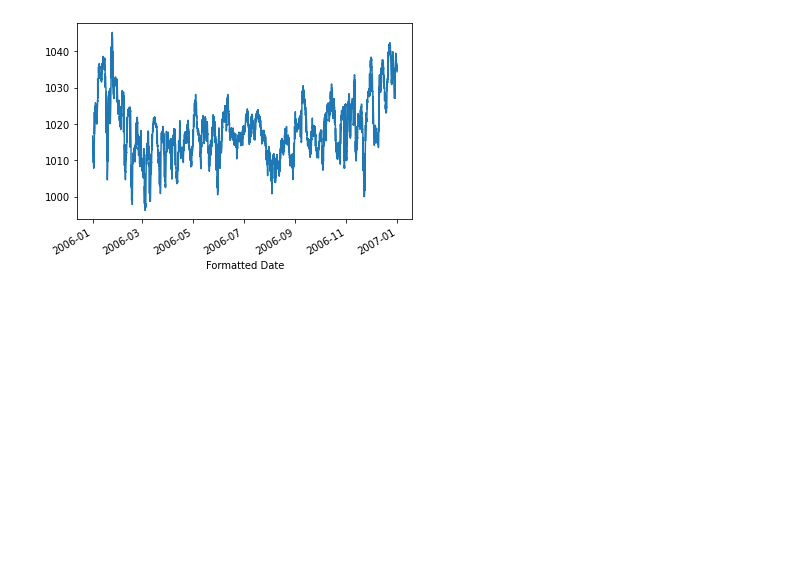
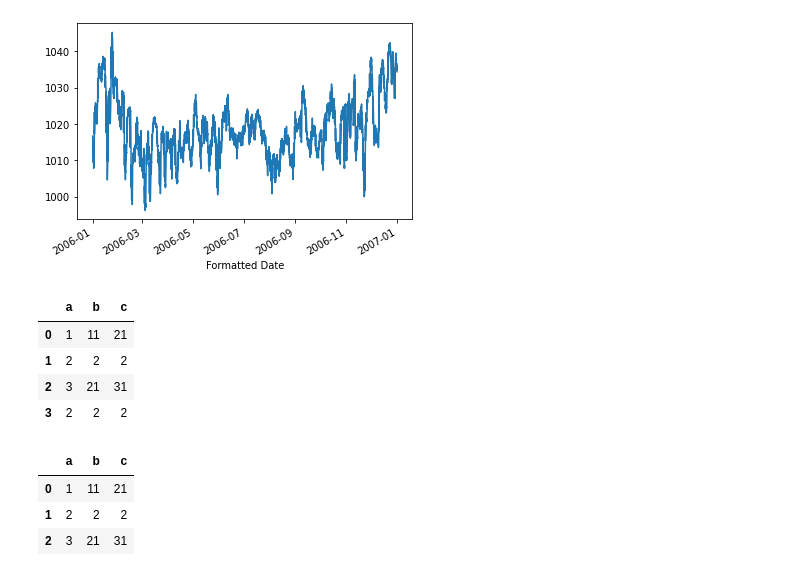
Before and after one commit to Harshhhh1701/Learning--Data-Science, a Jupyter notebook: py13.ipynb, the cells around one changed output. Saved outputs shown, nothing was run; the diff lists cells and outputs as text; code cells hidden in the pictures; blank space fills up the shorter version.

```diff
--- a/py13.ipynb
+++ b/py13.ipynb
@@ -202,3 +202,18 @@ p_2016.replace(0,np.nan).interpolate().plot()
 [figure]
 # %%
 df=pd.DataFrame({'a':[1,2,3,2],'b':[11,2,21,2],'c':[21,2,31,2]})
+# %%
+df
+# %% [output]
+|  | a | b | c |
+| 0 | 1 | 11 | 21 |
+| 1 | 2 | 2 | 2 |
+| 2 | 3 | 21 | 31 |
+| 3 | 2 | 2 | 2 |
+# %%
+df.drop_duplicates()
+# %% [output]
+|  | a | b | c |
+| 0 | 1 | 11 | 21 |
+| 1 | 2 | 2 | 2 |
+| 2 | 3 | 21 | 31 |
```
Also changed, not shown: 1 other file.
